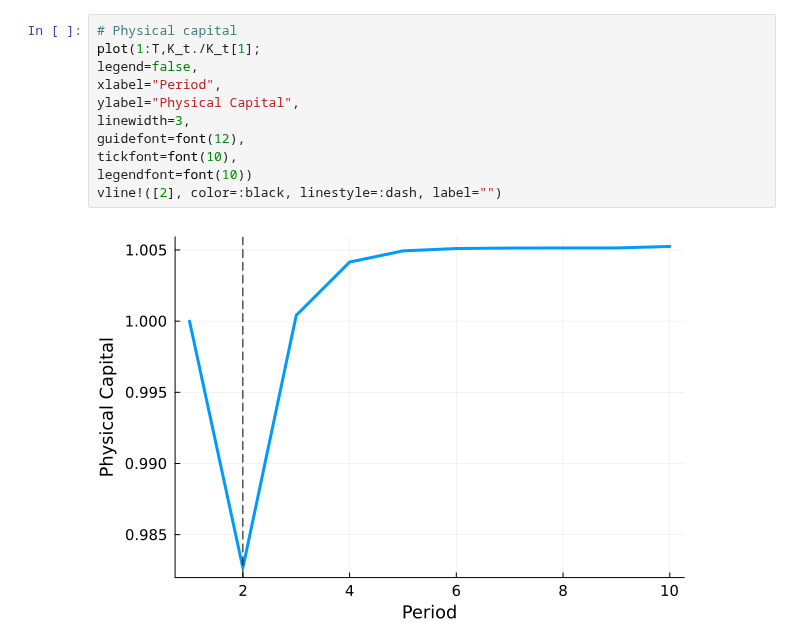
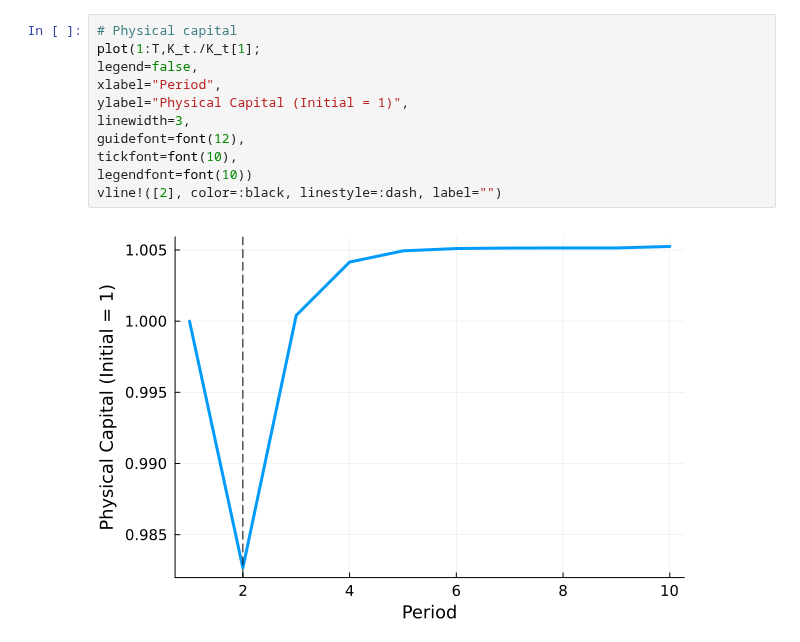
Before and after one commit to Kanato-Nakakuni/ComputationalMacro, a Jupyter notebook: Lec07_Transition.ipynb, the cells around one changed output. Saved outputs shown, nothing was run; the diff lists cells and outputs as text.

```diff
--- a/Lec07_Transition.ipynb
+++ b/Lec07_Transition.ipynb
@@ -347,13 +408,13 @@ vline!([2], color=:black, linestyle=:dash, label="")
 # %%
 # Physical capital
 plot(1:T,K_t./K_t[1];
 legend=false,
 xlabel="Period",
-ylabel="Physical Capital",
+ylabel="Physical Capital (Initial = 1)",
 linewidth=3,
 guidefont=font(12),
 tickfont=font(10),
 legendfont=font(10))
 vline!([2], color=:black, linestyle=:dash, label="")
 # %% [output]
-[figure, old version]
+[figure, new version]
```
Also changed, not shown: parts of 19 cells of this notebook, 9 other files.
